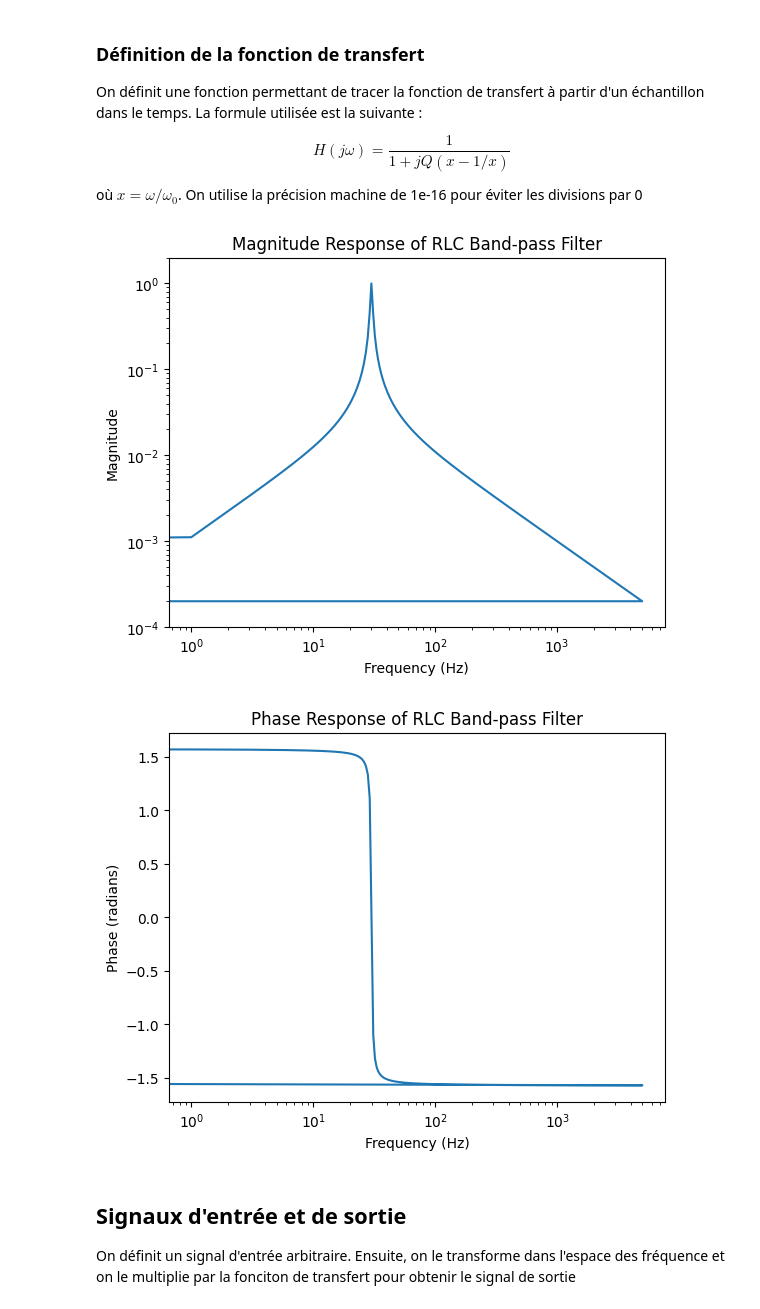
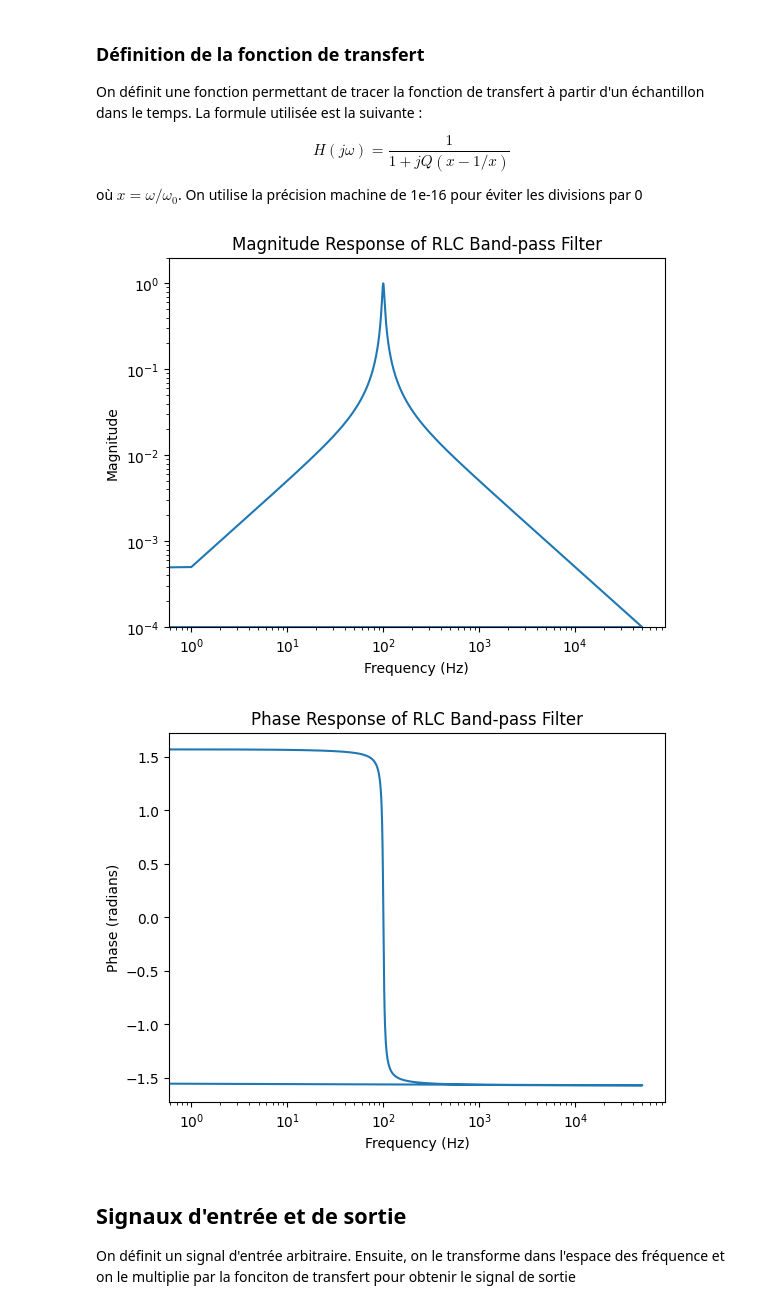
Before and after one commit to francisbpolymtl/TechExEquipe1, a Jupyter notebook: Mandat2/Simulations/plotSignals.ipynb, the cells around one changed output. Cells and saved outputs as stored; diff of their text form; code cells hidden in the pictures.

```diff
--- a/Mandat2/Simulations/plotSignals.ipynb
+++ b/Mandat2/Simulations/plotSignals.ipynb
@@ -31,41 +32,41 @@ def transfer_function(f, f0, Q):
     x= w/w0
     return 1/(1+1.j*Q*(x-1/(x+1e-16)))
 
-N = 10000 # number of points
+N = 100000 # number of points
 
 t = np.linspace(0, 1, N, endpoint=False) # Definition of time vector
 frequencies = np.fft.fftfreq(len(t), d=t[1]-t[0]) # Definition of associated frequencies vector
 
 # Parameters of transfer function
-Q = 30
-f0 = 30
+Q = 20
+f0 = 100
 
 TF_values = transfer_function(frequencies, f0, Q) # Calculation of trnasfert function (TF :TransferFunction)
 transNorm = np.absolute(TF_values)
 transAngle = np.angle(TF_values)
 
 
 
 # Plot the Bode diagrams
 plt.figure()
 plt.loglog(frequencies, transNorm)
 plt.ylim(0.0001, 2)
 plt.title('Magnitude Response of RLC Band-pass Filter')
 plt.xlabel('Frequency (Hz)')
 plt.ylabel('Magnitude')
 # plt.grid(which='both', axis='both')
 
 plt.figure()
 plt.semilogx(frequencies, transAngle)
 plt.xscale('log')
 plt.title('Phase Response of RLC Band-pass Filter' )
 plt.xlabel('Frequency (Hz)')
 plt.ylabel('Phase (radians)')
 # plt.grid(which='both', axis='both')
 plt.show()
 # %% [output]
-[figure, old version]
+[figure, new version]
-[figure, old version]
+[figure, new version]
 # %% [markdown]
 ## Signaux d'entrée et de sortie
 On définit un signal d'entrée arbitraire. Ensuite, on le transforme dans l'espace des fréquence et on le multiplie par la fonciton de transfert pour obtenir le signal de sortie
```
Also changed, not shown: parts of 5 cells of this notebook.
